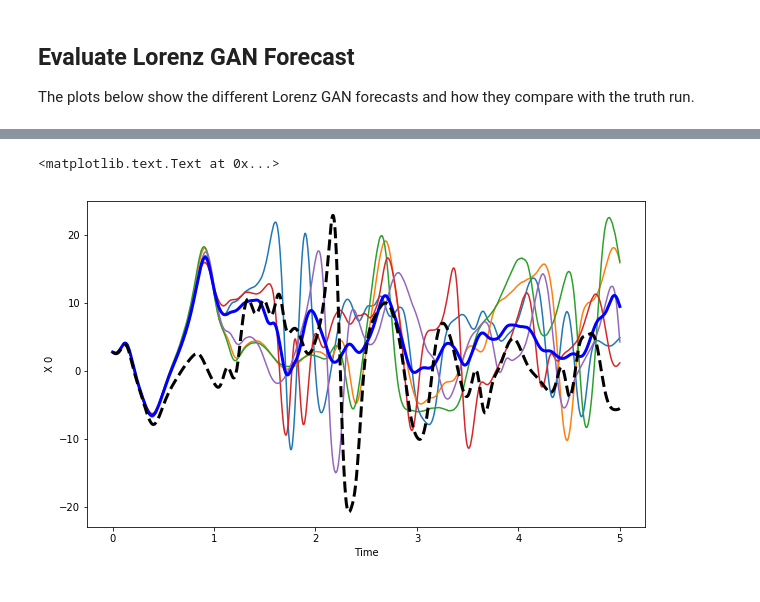
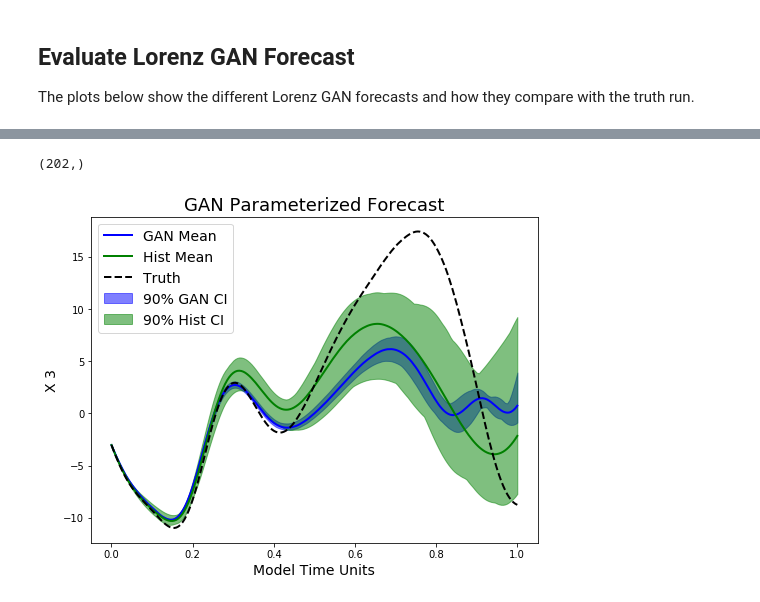
Before and after one commit to djgagne/lorenz_gan, a Jupyter notebook: notebooks/lorenz_gan_eval.ipynb, the cells around one changed output, grey strips where cells are left out. Cells and saved outputs as stored; diff of their text form; code cells hidden in the pictures.

```diff
--- a/notebooks/lorenz_gan_eval.ipynb
+++ b/notebooks/lorenz_gan_eval.ipynb
@@ -304,16 +305,27 @@ plt.title("Truth")
-# %%
-plt.figure(figsize=(10, 6))
-x_val = 0
-for i in range(5):
-    plt.plot(lorenz_forecasts[0]["time"], lorenz_forecasts[i]["X_{0}".format(x_val)], "-")
-
-plt.plot(lorenz_forecasts[0]["time"], np.mean([lorenz_forecasts[i]["X_{0}".format(x_val)] for i in range(10)], axis=0), 'b-', lw=3)
-
-plt.plot(lorenz_forecasts[0]["time"], x_vals[100000:100000 + 1001, x_val], 'k--', lw=3)
-plt.xlabel("Time")
-plt.ylabel("X {0}".format(x_val))
-# %% [output]
-<matplotlib.text.Text at 0x...>
-[figure, removed]
+# %%
+mtu.shape
+# %% [output]
+(202,)
+# %%
+plt.figure(figsize=(8, 6))
+x_val = 3
+plt.fill_between(mtu[:-1],
+                 np.percentile(lorenz_gan_forecast_cube[:, :, x_val], 95, axis=0),
+                 np.percentile(lorenz_gan_forecast_cube[:, :, x_val], 5, axis=0),
+                 color="blue", alpha=0.5, label="90% GAN CI")
+plt.plot(mtu[:-1], lorenz_gan_forecast_cube[:, :, x_val].mean(axis=0), color="blue", lw=2, label="GAN Mean")
+plt.fill_between(mtu[:-1],
+                 np.percentile(lorenz_hist_forecast_cube[:, :, x_val], 95, axis=0),
+                 np.percentile(lorenz_hist_forecast_cube[:, :, x_val], 5, axis=0),
+                 color="green", alpha=0.5, label="90% Hist CI")
+plt.plot(mtu[:-1], lorenz_hist_forecast_cube[:, :, x_val].mean(axis=0), color="green", lw=2, label="Hist Mean")
+plt.plot(mtu[:-1], x_vals[100000:100000 + 201, x_val], 'k--', lw=2, label="Truth")
+plt.xlabel("Model Time Units", fontsize=14)
+plt.ylabel("X {0:d}".format(x_val), fontsize=14)
+plt.legend(loc=0, fontsize=14)
+plt.title("GAN Parameterized Forecast", fontsize=18)
+plt.savefig("../exp/lorenz_forecast_ts.png", dpi=200, bbox_inches="tight")
+# %% [output]
+[figure, added]
 # %%
 plt.subplots(1, 1, )
```
Also changed, not shown: parts of 13 cells of this notebook, 2 other files.
